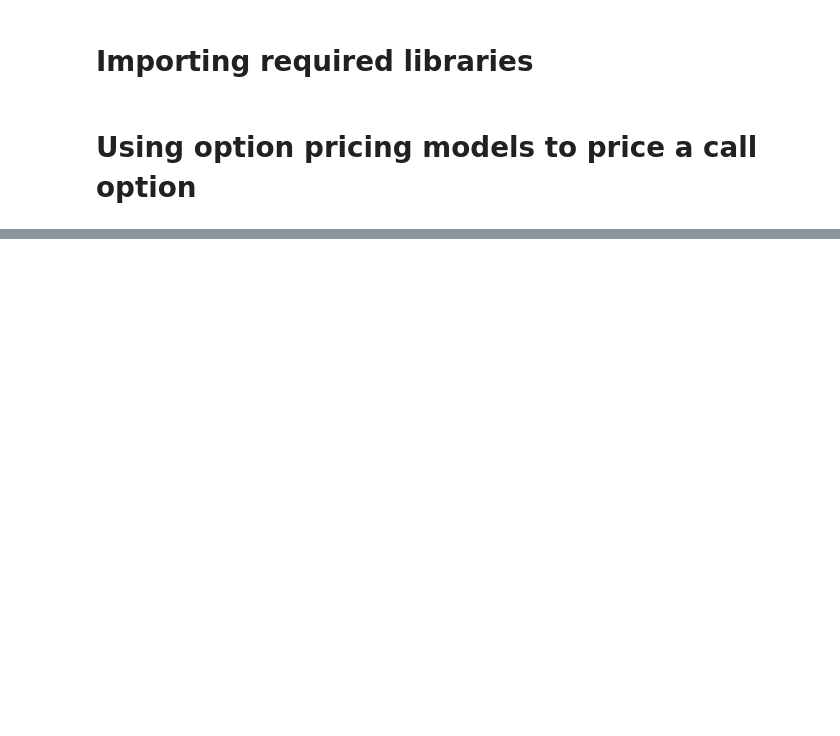
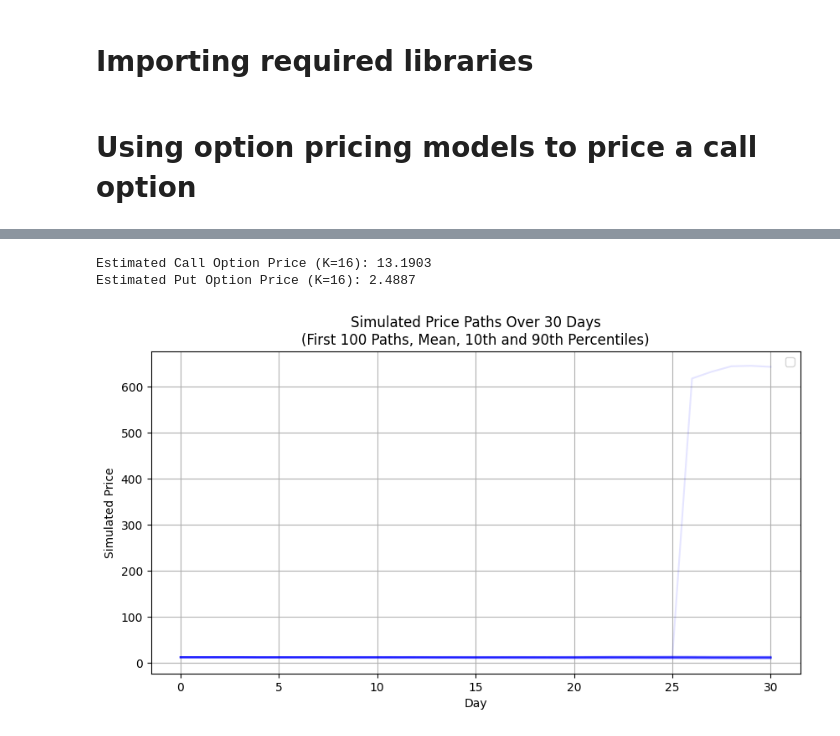
Before and after one commit to raviteja1608/Quant_research, a Jupyter notebook: Option_analysis.ipynb, the cells around one changed output, grey strips where cells are left out. Saved outputs shown, nothing was run; the diff lists cells and outputs as text; code cells hidden in the pictures; blank space fills up the shorter version.

```diff
--- a/Option_analysis.ipynb
+++ b/Option_analysis.ipynb
@@ -63,0 +231,66 @@ N = (end_date-start_date)       # number of steps (daily)
+# %%
+# Use fitted parameters to simulate jump diffusion and price options
+strike = 16
+num_simulations = 20000
+call_prices = []
+put_prices = []
+
+end_date = dt.datetime.now()
+days = 30
+trading_days = 252
+start_date = end_date - dt.timedelta(days=days)
+Pricing_CA = Function.Fetch_historical_price("CA.PA", start_date,end_date,"d")
+S0 = Pricing_CA['adjusted_close'].iloc[-1]
+Pricing_sigma = Calculate_volatility(Pricing_CA, 30)
+rf = Function.Fetch_macroecon_data('FR1M.GBOND')['adjusted_close'].iloc[-1]
+
+for _ in range(num_simulations):
+    t_sim, simulated_prices = simulate_jump_diffusion(
+        S0, mu_fit, Pricing_sigma, lamb_fit, mu_j_fit, sigma_j_fit, T=days/trading_days, N=days
+    )
+    ST = simulated_prices[-1]
+    call_payoff = max(ST - strike, 0)
+    put_payoff = max(strike - ST, 0)
+    call_prices.append(call_payoff)
+    put_prices.append(put_payoff)
+
+call_option_price = (np.mean(call_prices))/(1+(rf/100)**(days/trading_days))
+put_option_price = (np.mean(put_prices))/(1+(rf/100)**(days/trading_days))
+
+print(f"Estimated Call Option Price (K={strike}): {call_option_price:.4f}")
+print(f"Estimated Put Option Price (K={strike}): {put_option_price:.4f}")
+# %% [output]
+Estimated Call Option Price (K=16): 13.1903
+Estimated Put Option Price (K=16): 2.4887
+# %%
+simulated_matrix = []
+
+for _ in range(num_simulations):
+    t_sim, simulated_prices = simulate_jump_diffusion(
+        S0, mu_fit, Pricing_sigma, lamb_fit, mu_j_fit, sigma_j_fit, T=days/trading_days, N=days
+    )
+    ST = simulated_prices[-1]
+    call_payoff = max(ST - strike, 0)
+    put_payoff = max(strike - ST, 0)
+    call_prices.append(call_payoff)
+    put_prices.append(put_payoff)
+    simulated_matrix.append(simulated_prices)
+
+simulated_matrix = np.array(simulated_matrix)
+mean_sim = np.mean(simulated_matrix, axis=0)
+p10_sim = np.percentile(simulated_matrix, 10, axis=0)
+p90_sim = np.percentile(simulated_matrix, 90, axis=0)
+
+# Plot a subset of simulated price paths for visualization
+plt.figure(figsize=(10, 5))
+for i in range(num_simulations):  # plot first 100 simulated paths for clarity
+    plt.plot(simulated_matrix[i], color='blue', alpha=0.1)
+
+plt.xlabel('Day')
+plt.ylabel('Simulated Price')
+plt.title('Simulated Price Paths Over 30 Days\n(First 100 Paths, Mean, 10th and 90th Percentiles)')
+plt.legend()
+plt.grid(True)
+plt.show()
+# %% [output]
+[figure, added]
```
Also changed, not shown: parts of 4 cells of this notebook, 1 other file.
